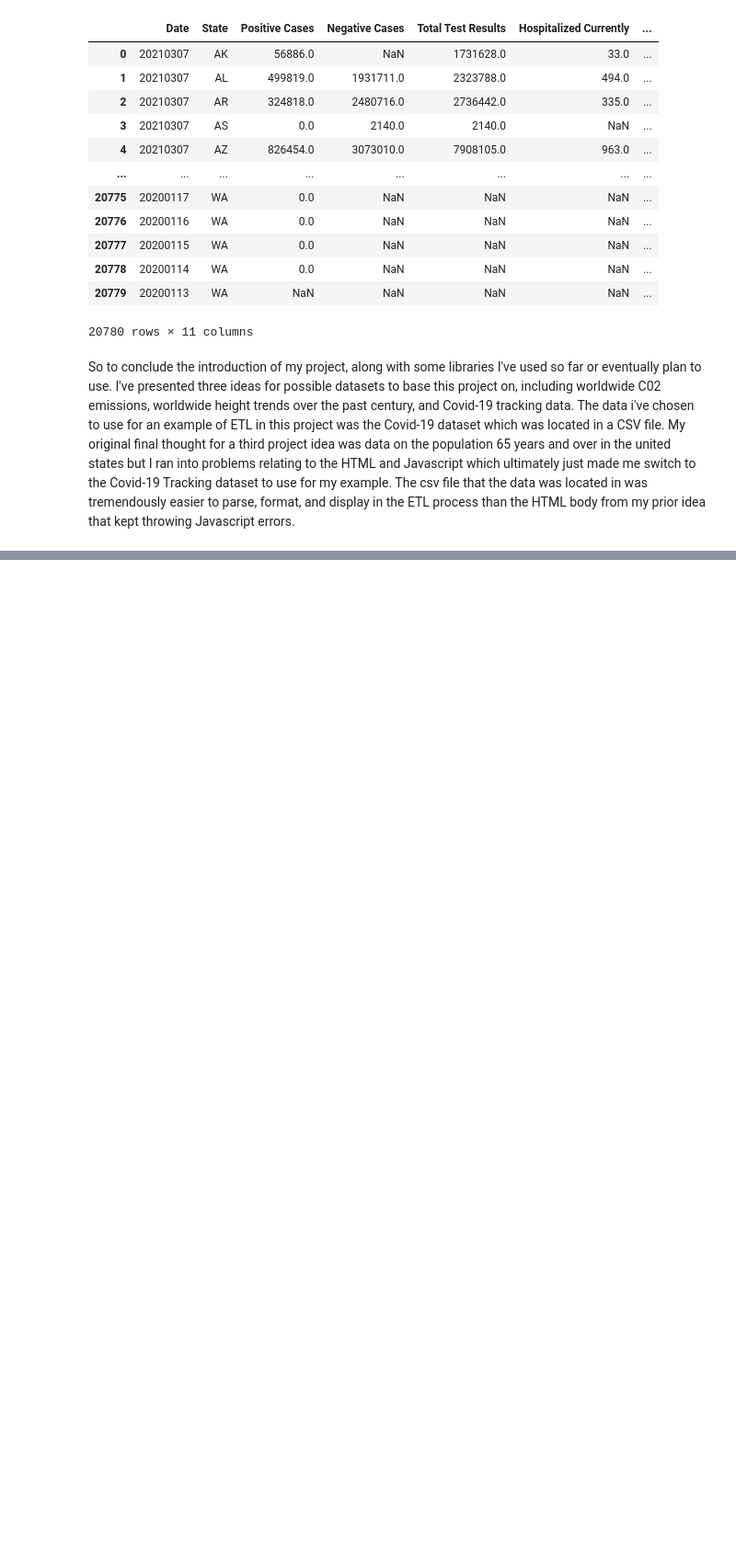
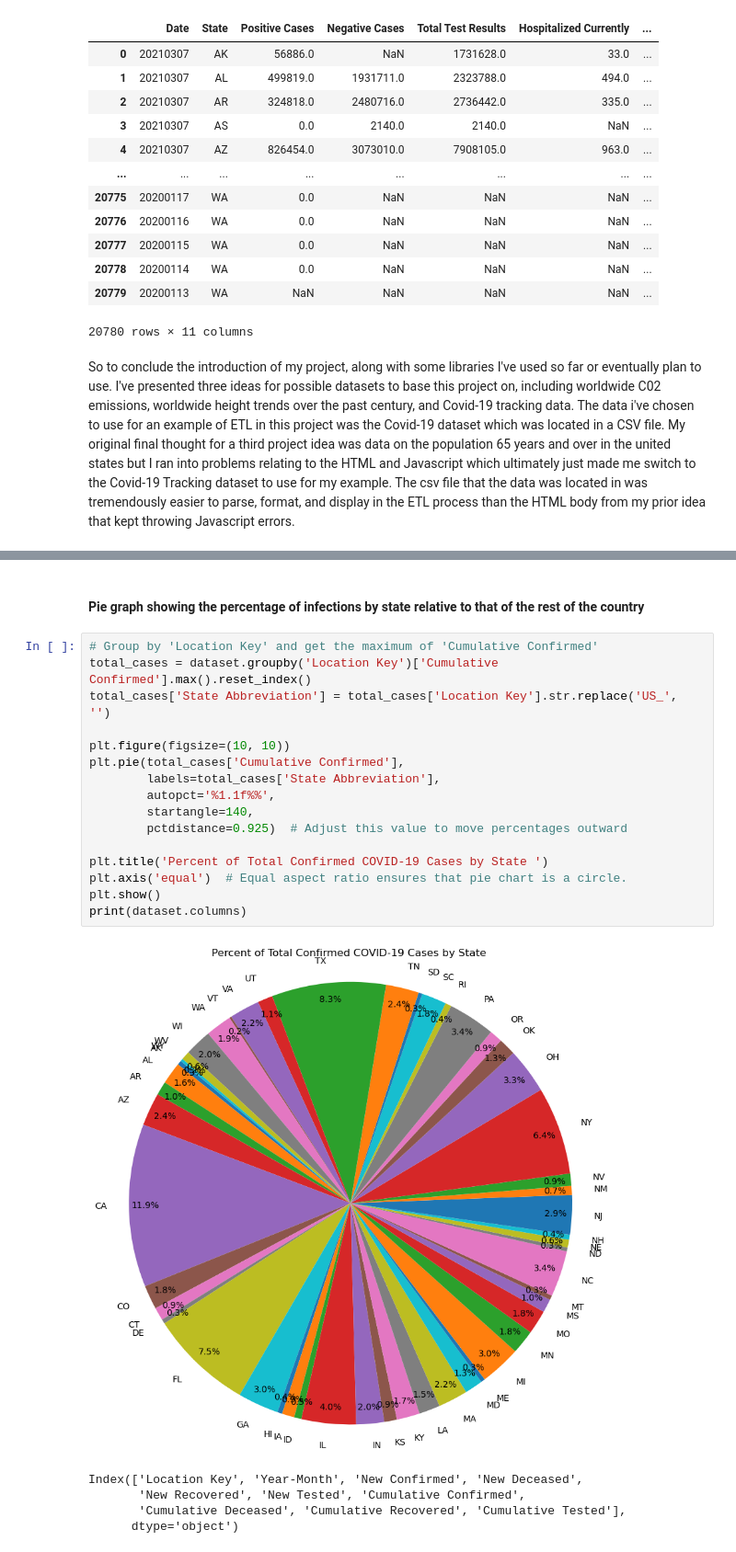
Before and after one commit to leblanc-gavin/leblanc-gavin.github.io, a Jupyter notebook: TutorialPart1.ipynb, the cells around one changed output, grey strips where cells are left out. Shown at 92% size. Drawn from its saved outputs; the diff is of its cells as text; blank space fills up the shorter version.

```diff
--- a/TutorialPart1.ipynb
+++ b/TutorialPart1.ipynb
@@ -88,0 +289,24 @@ So to conclude the introduction of my project, along with some libraries I've us
+# %% [markdown]
+#### Pie graph showing the percentage of infections by state relative to that of the rest of the country
+# %%
+# Group by 'Location Key' and get the maximum of 'Cumulative Confirmed'
+total_cases = dataset.groupby('Location Key')['Cumulative Confirmed'].max().reset_index()
+total_cases['State Abbreviation'] = total_cases['Location Key'].str.replace('US_', '')
+
+plt.figure(figsize=(10, 10))
+plt.pie(total_cases['Cumulative Confirmed'],
+        labels=total_cases['State Abbreviation'],
+        autopct='%1.1f%%',
+        startangle=140,
+        pctdistance=0.925)  # Adjust this value to move percentages outward
+
+plt.title('Percent of Total Confirmed COVID-19 Cases by State ')
+plt.axis('equal')  # Equal aspect ratio ensures that pie chart is a circle.
+plt.show()
+print(dataset.columns)
+# %% [output]
+[figure, added]
+Index(['Location Key', 'Year-Month', 'New Confirmed', 'New Deceased',
+       'New Recovered', 'New Tested', 'Cumulative Confirmed',
+       'Cumulative Deceased', 'Cumulative Recovered', 'Cumulative Tested'],
+      dtype='object')
```
Also changed, not shown: parts of 26 cells of this notebook.
